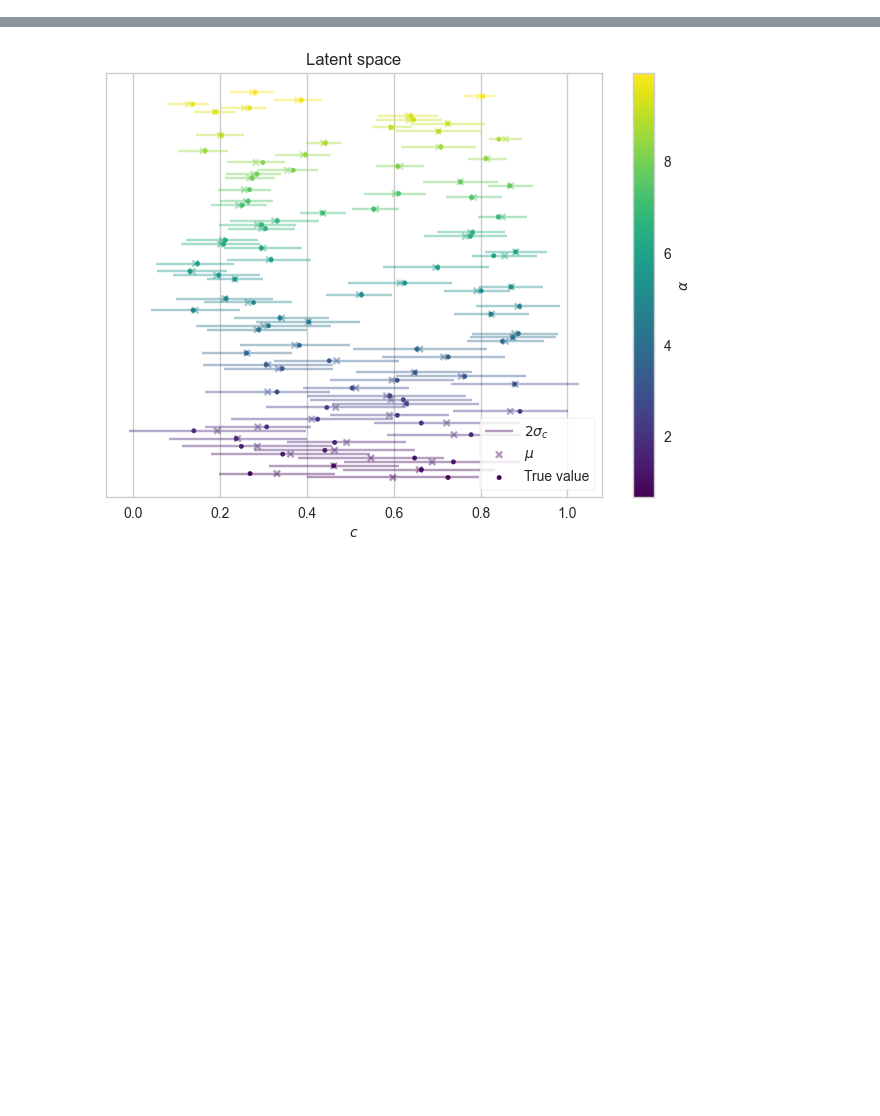
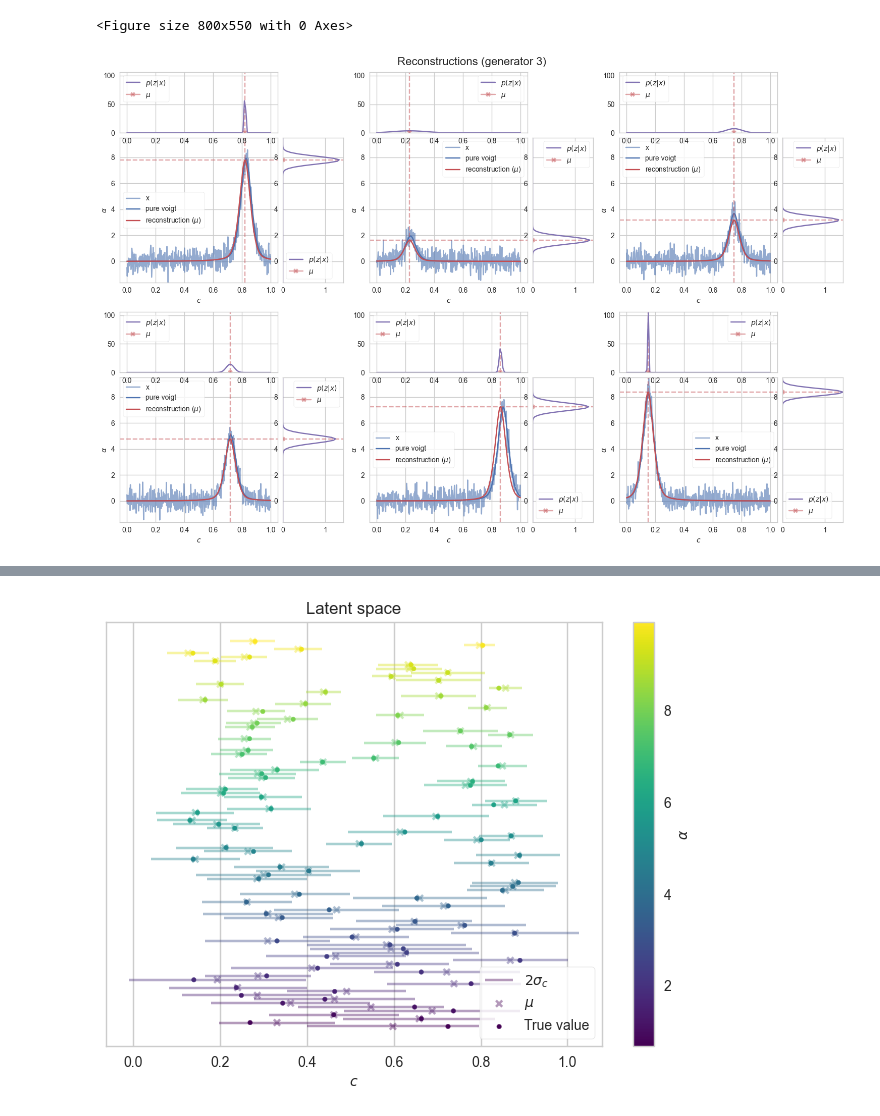
Before and after one commit to AndreasLF/amortized-inference-for-spectroscopy, a Jupyter notebook: notebooks/plot_vae_voigt_decoder_exp.ipynb, the cells around one changed output, grey strips where cells are left out. Cells and saved outputs as stored; diff of their text form; code cells hidden in the pictures; blank space fills up the shorter version.

```diff
--- a/notebooks/plot_vae_voigt_decoder_exp.ipynb
+++ b/notebooks/plot_vae_voigt_decoder_exp.ipynb
@@ -155,0 +211,3 @@ IndexError: index 1 is out of bounds for axis 1 with size 1
+# %%
+plt_recons_with_dist(x, x_hat_mu, mu, sigma, y, generator_num, 3, 2)
+# %% [output]
@@ -155,0 +215,2 @@ IndexError: index 1 is out of bounds for axis 1 with size 1
+<Figure size 800x550 with 0 Axes>
+[figure, added]
```
Also changed, not shown: parts of 9 cells of this notebook, 1 other file.
